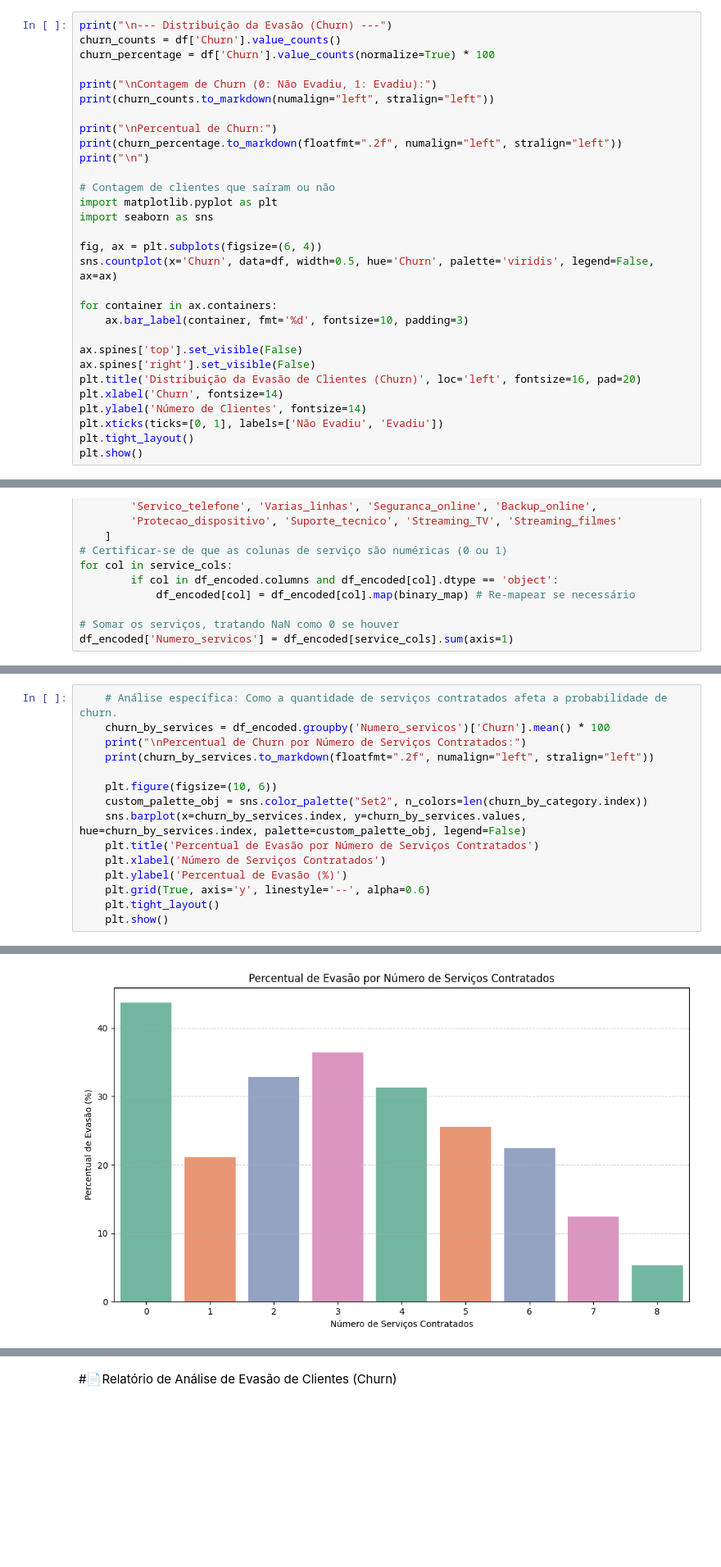
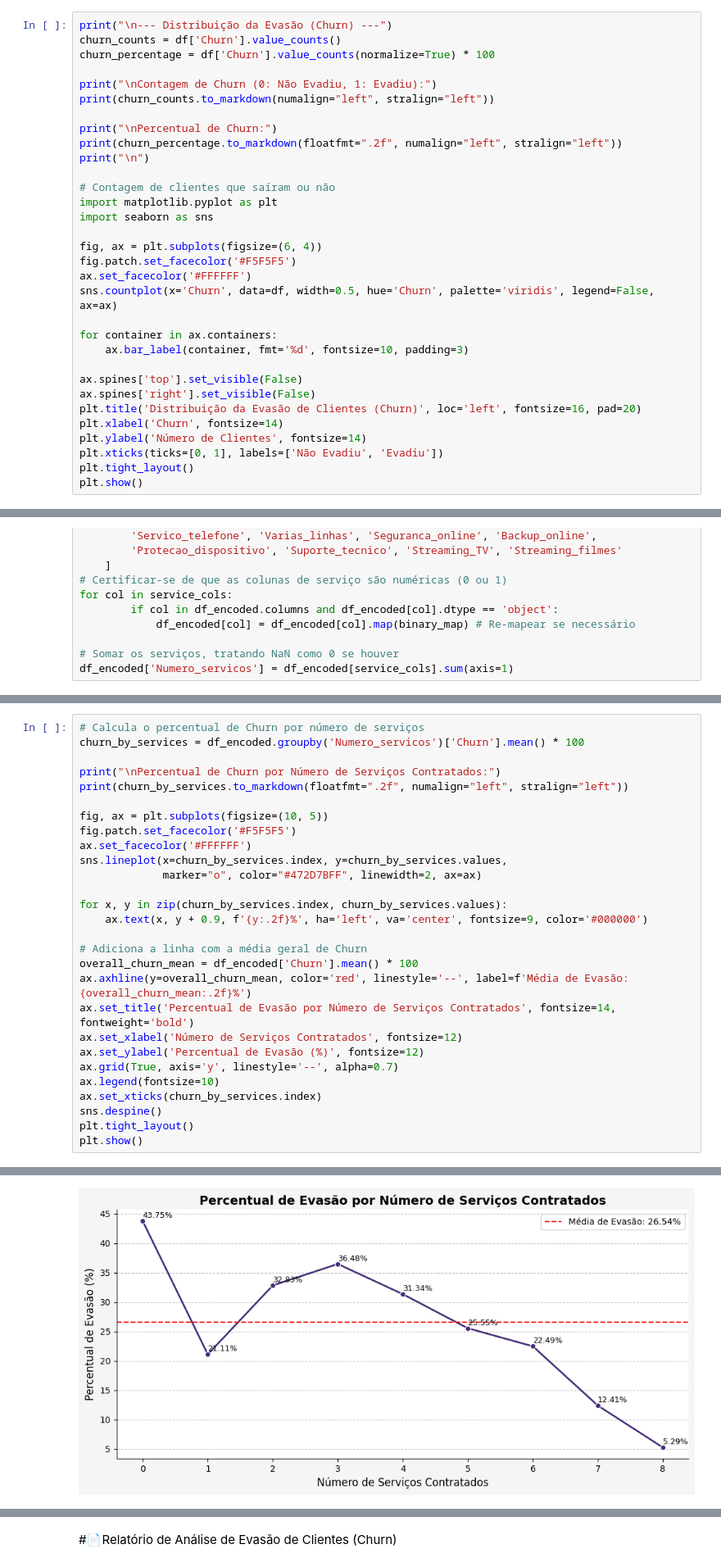
Before and after one commit to Raybarreto/Challenge2_TelecomX_I, a Jupyter notebook: Telecom_BR.ipynb, the cells around one changed output, grey strips where cells are left out. Shown at 82% size. Drawn from its saved outputs; the diff is of its cells as text; blank space fills up the shorter version.

```diff
--- a/Telecom_BR.ipynb
+++ b/Telecom_BR.ipynb
@@ -231,6 +231,8 @@ import matplotlib.pyplot as plt
 import seaborn as sns
 
 fig, ax = plt.subplots(figsize=(6, 4))
+fig.patch.set_facecolor('#F5F5F5')
+ax.set_facecolor('#FFFFFF')
 sns.countplot(x='Churn', data=df, width=0.5, hue='Churn', palette='viridis', legend=False, ax=ax)
 
 for container in ax.containers:
@@ -465,20 +476,33 @@ Correlação da variável 'Churn' com outras variáveis (top 10):
 | Tempo_servico                            | -0.35   |
 [figure]
 # %%
-    # Análise específica: Como a quantidade de serviços contratados afeta a probabilidade de churn.
-    churn_by_services = df_encoded.groupby('Numero_servicos')['Churn'].mean() * 100
-    print("\nPercentual de Churn por Número de Serviços Contratados:")
-    print(churn_by_services.to_markdown(floatfmt=".2f", numalign="left", stralign="left"))
+# Calcula o percentual de Churn por número de serviços
+churn_by_services = df_encoded.groupby('Numero_servicos')['Churn'].mean() * 100
 
-    plt.figure(figsize=(10, 6))
-    custom_palette_obj = sns.color_palette("Set2", n_colors=len(churn_by_category.index))
-    sns.barplot(x=churn_by_services.index, y=churn_by_services.values, hue=churn_by_services.index, palette=custom_palette_obj, legend=False)
-    plt.title('Percentual de Evasão por Número de Serviços Contratados')
-    plt.xlabel('Número de Serviços Contratados')
-    plt.ylabel('Percentual de Evasão (%)')
-    plt.grid(True, axis='y', linestyle='--', alpha=0.6)
-    plt.tight_layout()
-    plt.show()
+print("\nPercentual de Churn por Número de Serviços Contratados:")
+print(churn_by_services.to_markdown(floatfmt=".2f", numalign="left", stralign="left"))
+
+fig, ax = plt.subplots(figsize=(10, 5))
+fig.patch.set_facecolor('#F5F5F5')
+ax.set_facecolor('#FFFFFF')
+sns.lineplot(x=churn_by_services.index, y=churn_by_services.values,
+             marker="o", color="#472D7BFF", linewidth=2, ax=ax)
+
+for x, y in zip(churn_by_services.index, churn_by_services.values):
+    ax.text(x, y + 0.9, f'{y:.2f}%', ha='left', va='center', fontsize=9, color='#000000')
+
+# Adiciona a linha com a média geral de Churn
+overall_churn_mean = df_encoded['Churn'].mean() * 100
+ax.axhline(y=overall_churn_mean, color='red', linestyle='--', label=f'Média de Evasão: {overall_churn_mean:.2f}%')
+ax.set_title('Percentual de Evasão por Número de Serviços Contratados', fontsize=14, fontweight='bold')
+ax.set_xlabel('Número de Serviços Contratados', fontsize=12)
+ax.set_ylabel('Percentual de Evasão (%)', fontsize=12)
+ax.grid(True, axis='y', linestyle='--', alpha=0.7)
+ax.legend(fontsize=10)
+ax.set_xticks(churn_by_services.index)
+sns.despine()
+plt.tight_layout()
+plt.show()
 # %% [output]
 Percentual de Churn por Número de Serviços Contratados:
 | Numero_servicos   | Churn   |
@@ -497,4 +519,4 @@ The palette list has fewer values (4) than needed (9) and will cycle, which may
-[figure, old version]
+[figure, new version]
 # %%
 np.random.seed(42)
 dados_nao_evadiram = {
```
Also changed, not shown: parts of 6 cells of this notebook.
